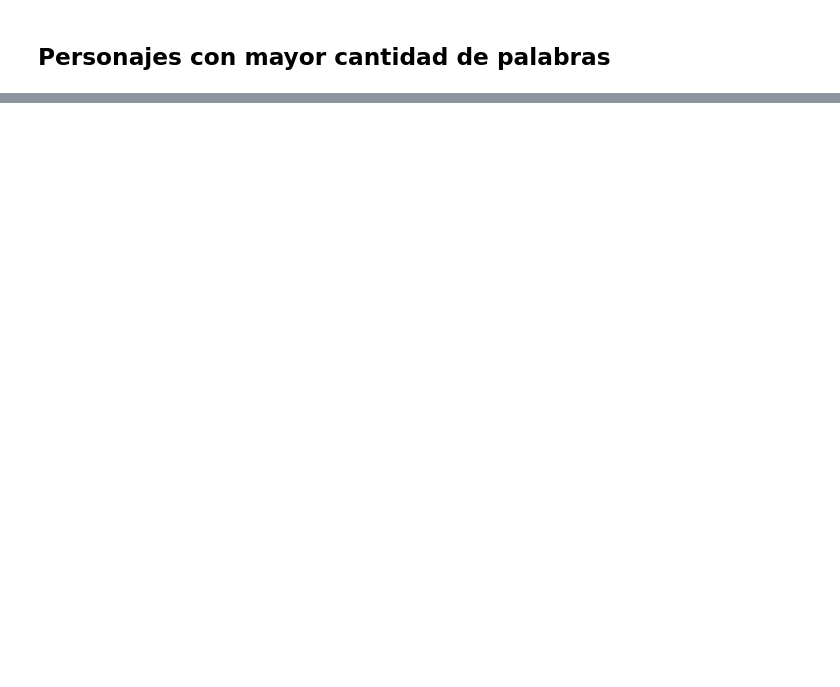
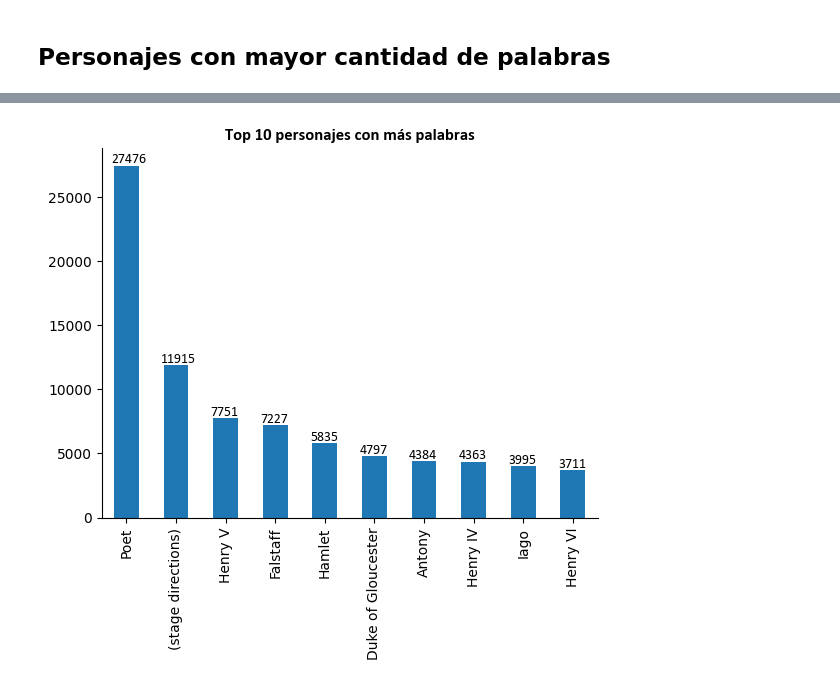
Before and after one commit to matiaslopezz/intro-cd, a Jupyter notebook: Tarea_1/shakespeare_propuesta.ipynb, the cells around one changed output, grey strips where cells are left out. Cells and saved outputs as stored; diff of their text form; code cells hidden in the pictures; blank space fills up the shorter version.

Commit message:
Palabras por personaje

```diff
--- a/Tarea_1/shakespeare_propuesta.ipynb
+++ b/Tarea_1/shakespeare_propuesta.ipynb
@@ -671,11 +671,10 @@ plt.show()
 # %%
 # Agregamos el nombre de los personajes
 # TODO: des-comentar luego de cargar df_characters
-# df_words = pd.merge(df_words, df_characters[["id", "CharName"]], left_on="character_id", right_on="id")
+df_words = pd.merge(df_words, df_characters[["id", "CharName"]], left_on="character_id", right_on="id")
 # %%
 # TODO:
 # - des-comentar luego de hacer el merge
 # - Encuentra algún problema en los resultados?
-
-# words_per_character = df_words.groupby("CharName")["word"].count().sort_values(ascending=False)
-# words_per_character
+words_per_character = df_words.groupby("CharName")["word"].count().sort_values(ascending=False)
+words_per_character
@@ -686,0 +695,18 @@ plt.show()
+# %%
+# Ejemplo: 10 personajes con más palabras
+char_show = words_per_character[:10]
+ax = char_show.plot.bar(char_show.index, char_show.values)
+_ = plt.xticks(rotation=90)
+
+ax.spines['top'].set_visible(False)
+ax.spines['right'].set_visible(False)
+
+for p in ax.patches:
+    ax.annotate(str(p.get_height()), (p.get_x() - 0.05, p.get_height() + 200), fontfamily = 'Calibri')
+
+plt.xlabel("")
+plt.title("Top 10 personajes con más palabras", fontfamily = 'Calibri', fontweight = 'black')
+
+plt.show()
+# %% [output]
+[figure, added]
```
Also changed, not shown: parts of 7 cells of this notebook.
